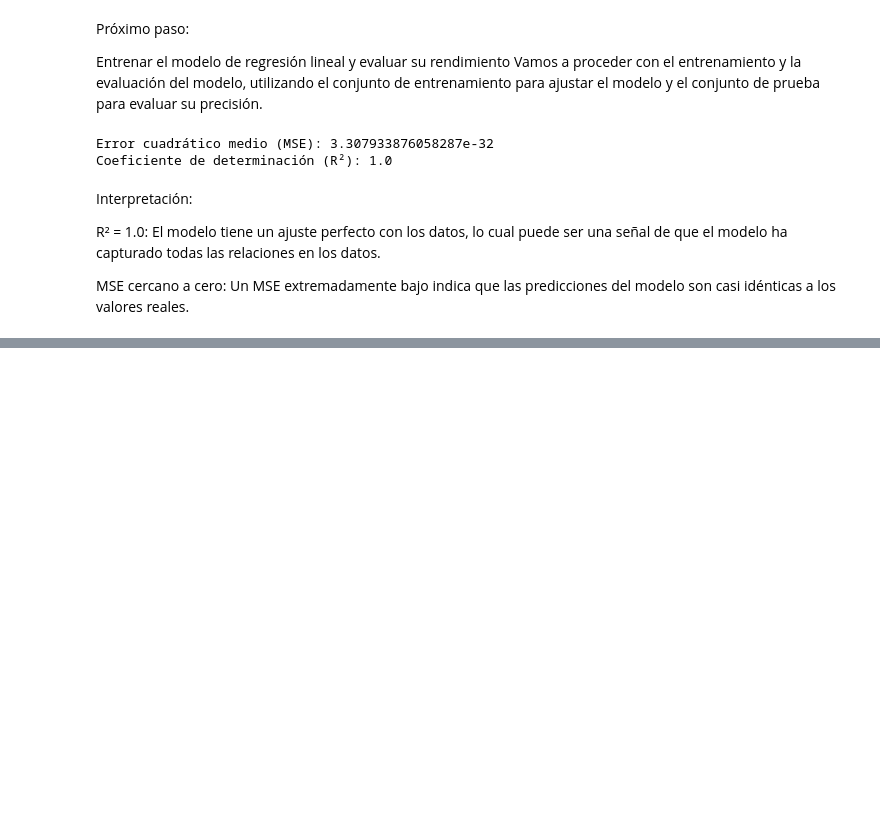
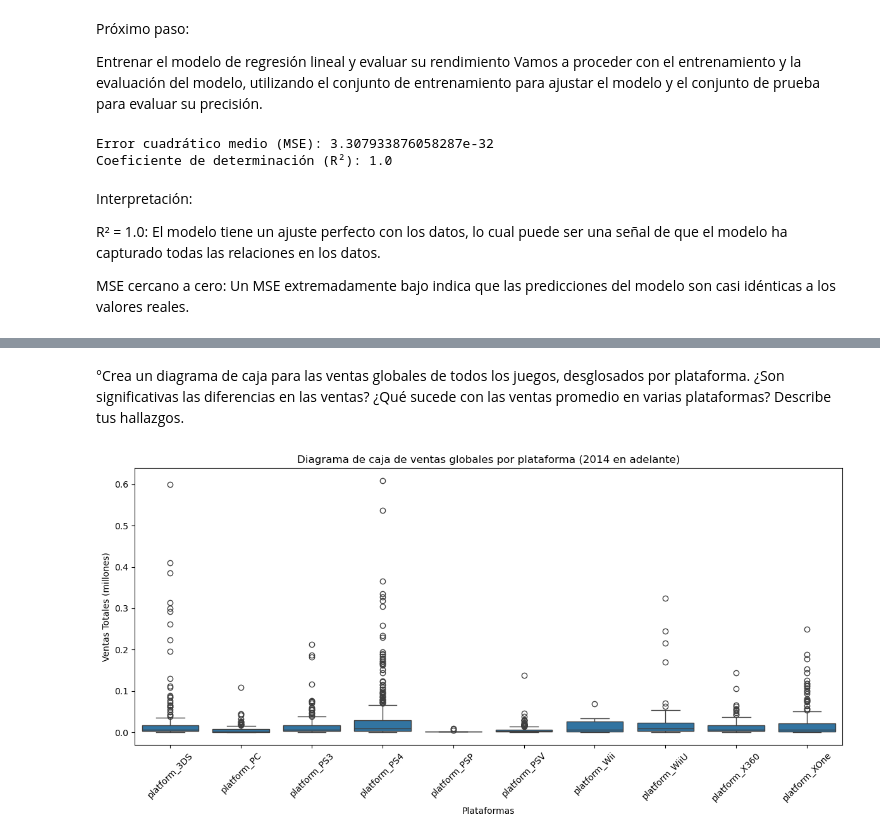
Before and after one commit to USSACKE69/videogames, a Jupyter notebook: videogames_analysis.ipynb, the cells around one changed output, grey strips where cells are left out. Cells and saved outputs as stored; diff of their text form; code cells hidden in the pictures; blank space fills up the shorter version.

```diff
--- a/videogames_analysis.ipynb
+++ b/videogames_analysis.ipynb
@@ -633,0 +761,23 @@ MSE cercano a cero: Un MSE extremadamente bajo indica que las predicciones del m
+# %% [markdown]
+°Crea un diagrama de caja para las ventas globales de todos los juegos, desglosados por plataforma. ¿Son significativas las diferencias en las ventas? ¿Qué sucede con las ventas promedio en varias plataformas? Describe tus hallazgos.
+# %%
+
+# Preparar los datos para el diagrama de caja
+platform_columns = [col for col in df_recent.columns if col.startswith('platform_')]
+
+# Crear una columna 'platform' basada en las plataformas que han vendido al menos 1 copia
+df_boxplot = pd.melt(df_recent, id_vars=['total_sales'], value_vars=platform_columns,
+                     var_name='platform', value_name='is_sold')
+df_boxplot = df_boxplot[df_boxplot['is_sold'] == 1]  # Filtrar las filas donde hay ventas en la plataforma
+
+# Crear el diagrama de caja
+plt.figure(figsize=(12, 6))
+sns.boxplot(data=df_boxplot, x='platform', y='total_sales')
+plt.title('Diagrama de caja de ventas globales por plataforma (2014 en adelante)')
+plt.xlabel('Plataformas')
+plt.ylabel('Ventas Totales (millones)')
+plt.xticks(rotation=45)
+plt.tight_layout()
+plt.show()
+# %% [output]
+[figure, added]
```
Also changed, not shown: parts of 24 cells of this notebook.
